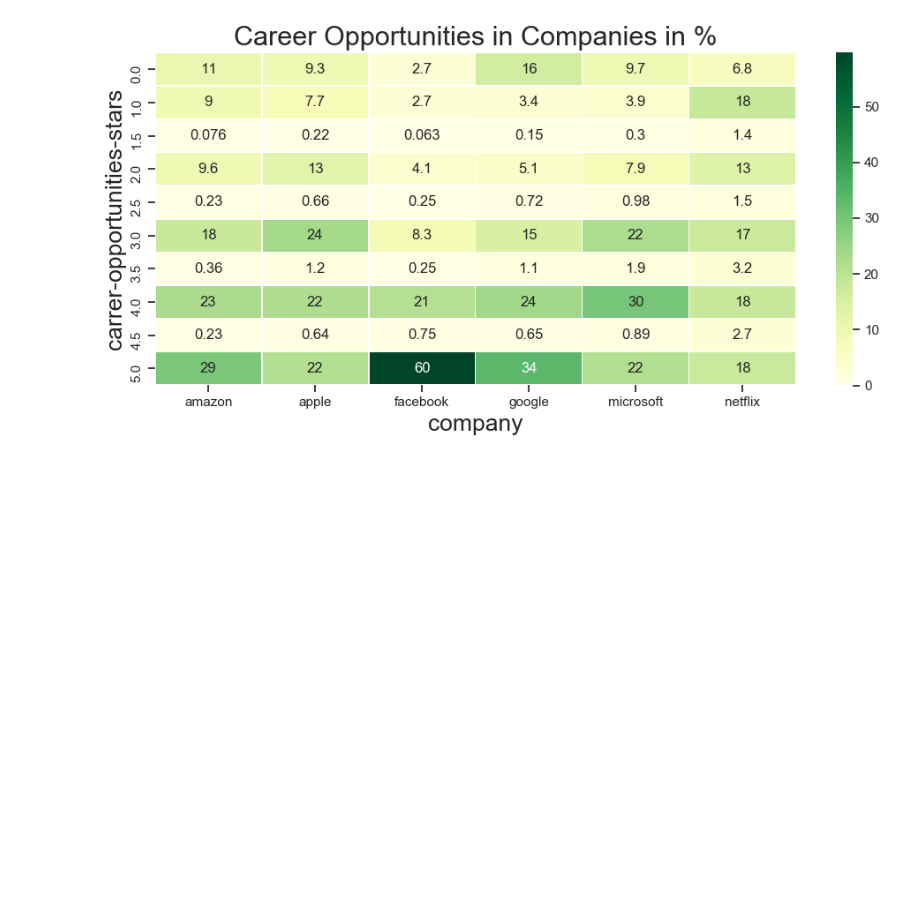
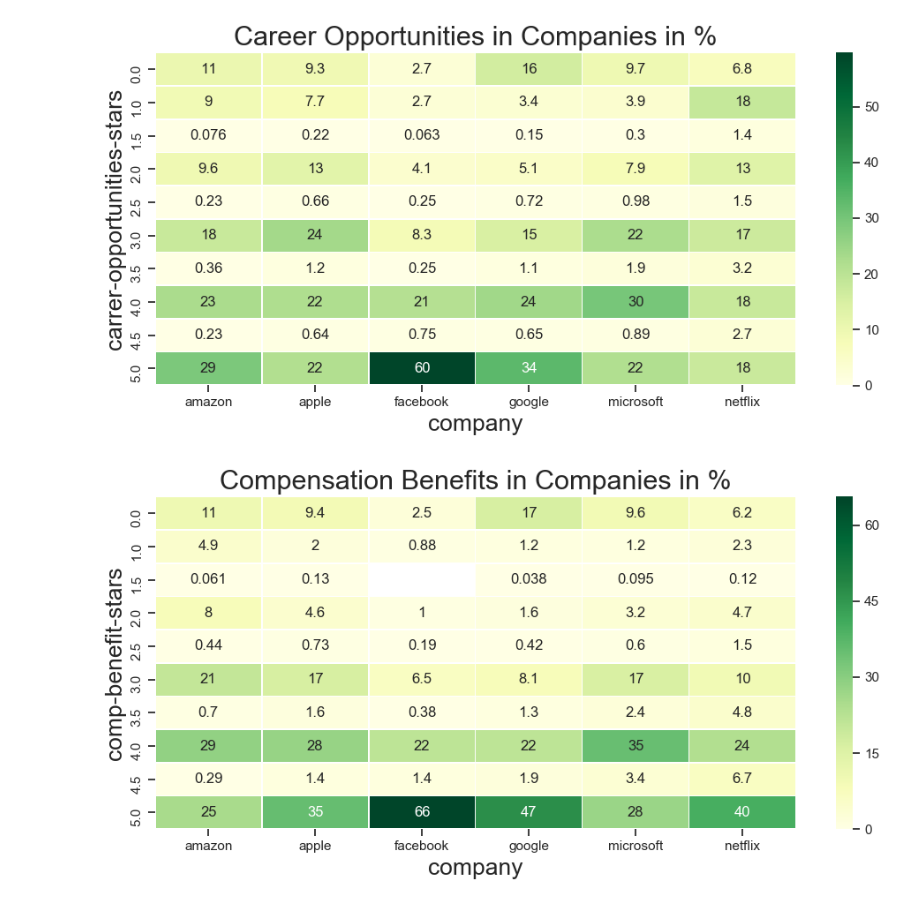
Before and after one commit to SanketBhaud/Sentiment_Analysis, a Jupyter notebook: Sentimental Analysis.ipynb, the cells around one changed output. Drawn from its saved outputs; the diff is of its cells as text; code cells hidden in the pictures; blank space fills up the shorter version.

```diff
--- a/Sentimental Analysis.ipynb
+++ b/Sentimental Analysis.ipynb
@@ -657,3 +657,7 @@ plot_heatmap('culture-values-stars','company', 'Culture Values in Companies in %
 plot_heatmap('carrer-opportunities-stars','company', 'Career Opportunities in Companies in %' )
 # %% [output]
 [figure]
+# %%
+plot_heatmap('comp-benefit-stars','company', 'Compensation Benefits in Companies in %' )
+# %% [output]
+[figure, added]
```
Also changed, not shown: parts of 15 cells of this notebook.
